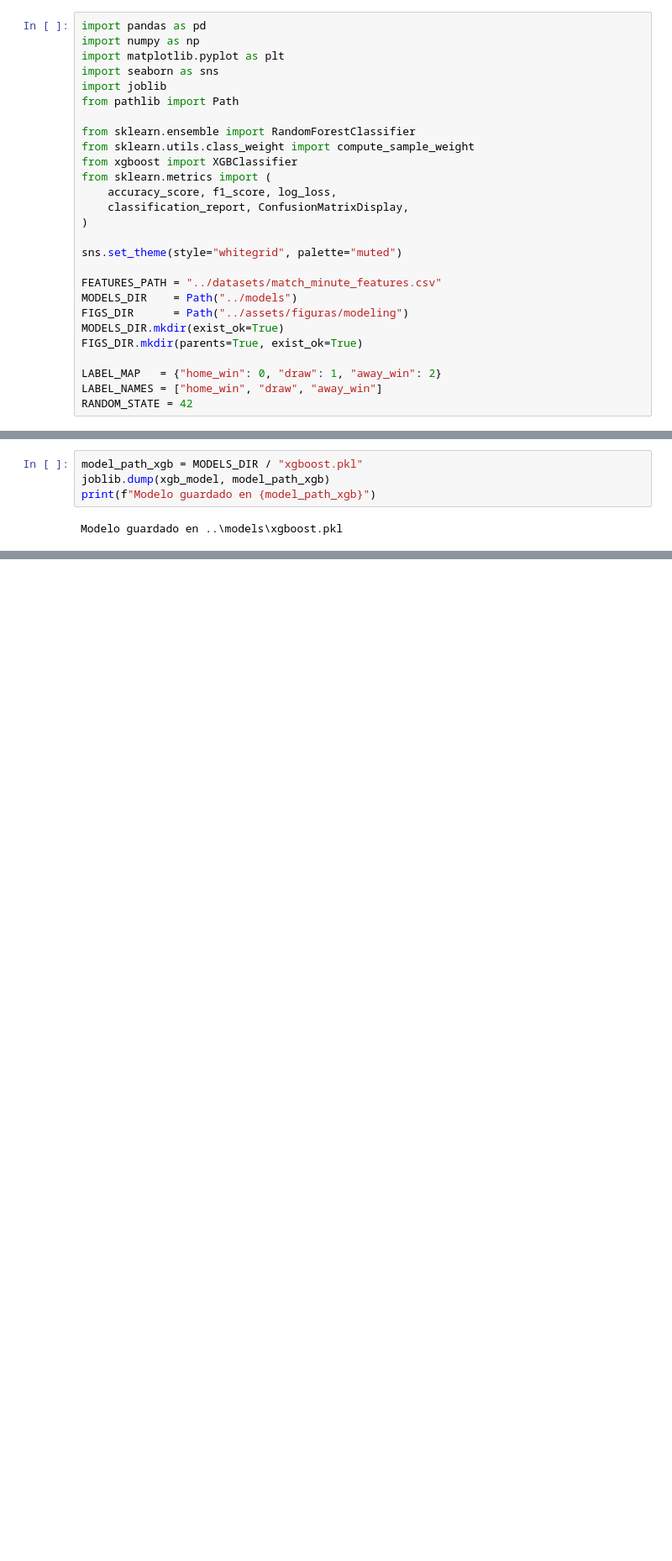
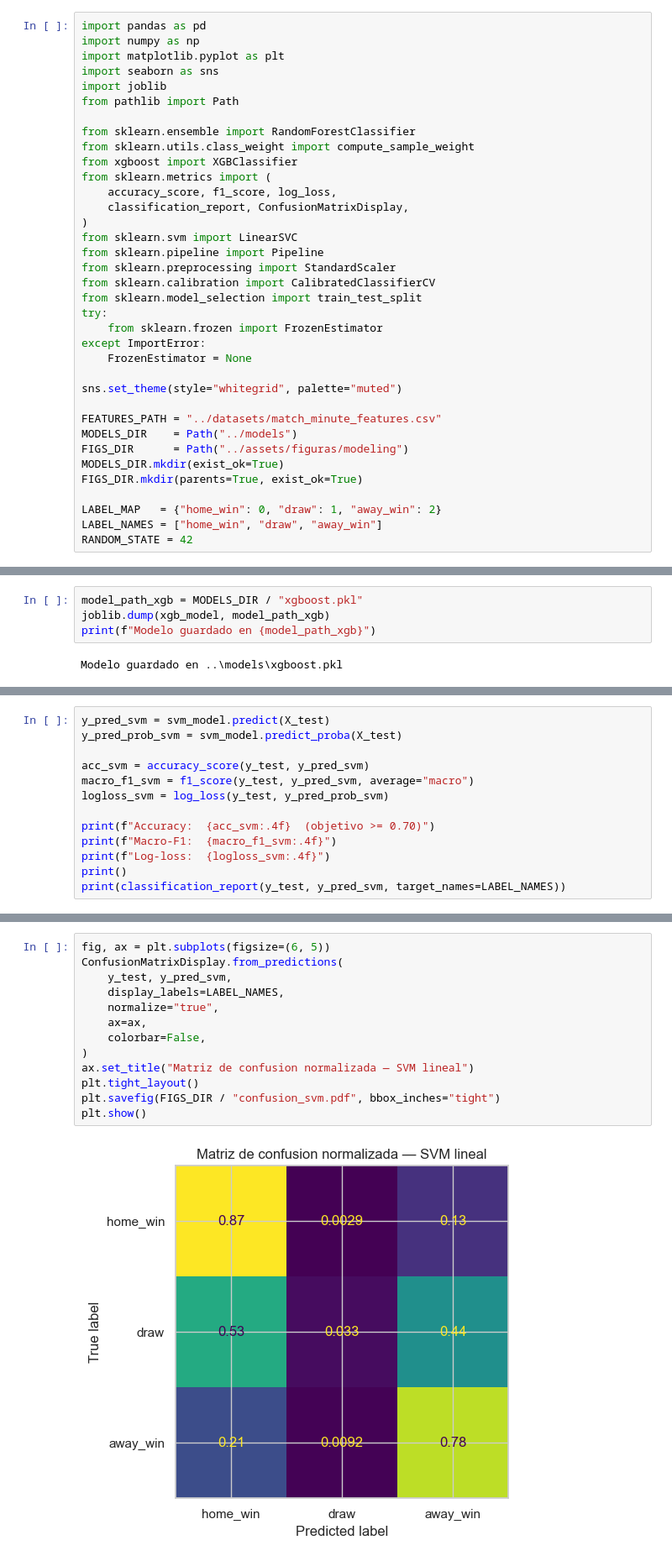
Before and after one commit to oriolologaray/TFE, a Jupyter notebook: notebooks/modeling.ipynb, the cells around one changed output, grey strips where cells are left out. Shown at 84% size. Cells and saved outputs as stored; diff of their text form; blank space fills up the shorter version.

```diff
--- a/notebooks/modeling.ipynb
+++ b/notebooks/modeling.ipynb
@@ -23,6 +23,15 @@ from sklearn.metrics import (
     accuracy_score, f1_score, log_loss,
     classification_report, ConfusionMatrixDisplay,
 )
+from sklearn.svm import LinearSVC
+from sklearn.pipeline import Pipeline
+from sklearn.preprocessing import StandardScaler
+from sklearn.calibration import CalibratedClassifierCV
+from sklearn.model_selection import train_test_split
+try:
+    from sklearn.frozen import FrozenEstimator
+except ImportError:
+    FrozenEstimator = None
 
 sns.set_theme(style="whitegrid", palette="muted")
 
@@ -376,0 +547,13 @@ Modelo guardado en ..\models\xgboost.pkl
+# %%
+y_pred_svm = svm_model.predict(X_test)
+y_pred_prob_svm = svm_model.predict_proba(X_test)
+
+acc_svm = accuracy_score(y_test, y_pred_svm)
+macro_f1_svm = f1_score(y_test, y_pred_svm, average="macro")
+logloss_svm = log_loss(y_test, y_pred_prob_svm)
+
+print(f"Accuracy:  {acc_svm:.4f}  (objetivo >= 0.70)")
+print(f"Macro-F1:  {macro_f1_svm:.4f}")
+print(f"Log-loss:  {logloss_svm:.4f}")
+print()
+print(classification_report(y_test, y_pred_svm, target_names=LABEL_NAMES))
@@ -376,0 +574,15 @@ Modelo guardado en ..\models\xgboost.pkl
+# %%
+fig, ax = plt.subplots(figsize=(6, 5))
+ConfusionMatrixDisplay.from_predictions(
+    y_test, y_pred_svm,
+    display_labels=LABEL_NAMES,
+    normalize="true",
+    ax=ax,
+    colorbar=False,
+)
+ax.set_title("Matriz de confusion normalizada — SVM lineal")
+plt.tight_layout()
+plt.savefig(FIGS_DIR / "confusion_svm.pdf", bbox_inches="tight")
+plt.show()
+# %% [output]
+[figure, added]
```
Also changed, not shown: parts of 26 cells of this notebook, 13 other files.
